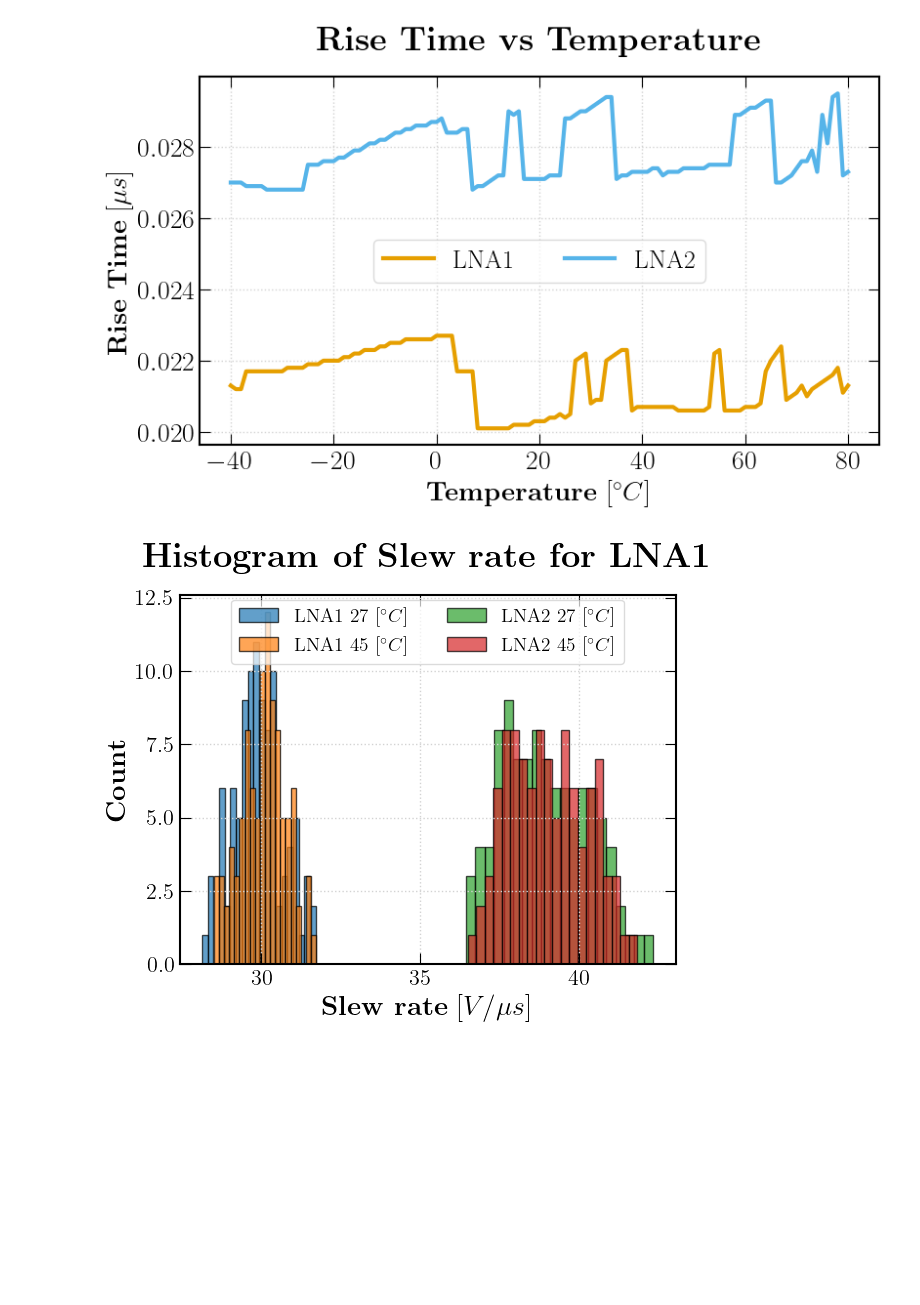
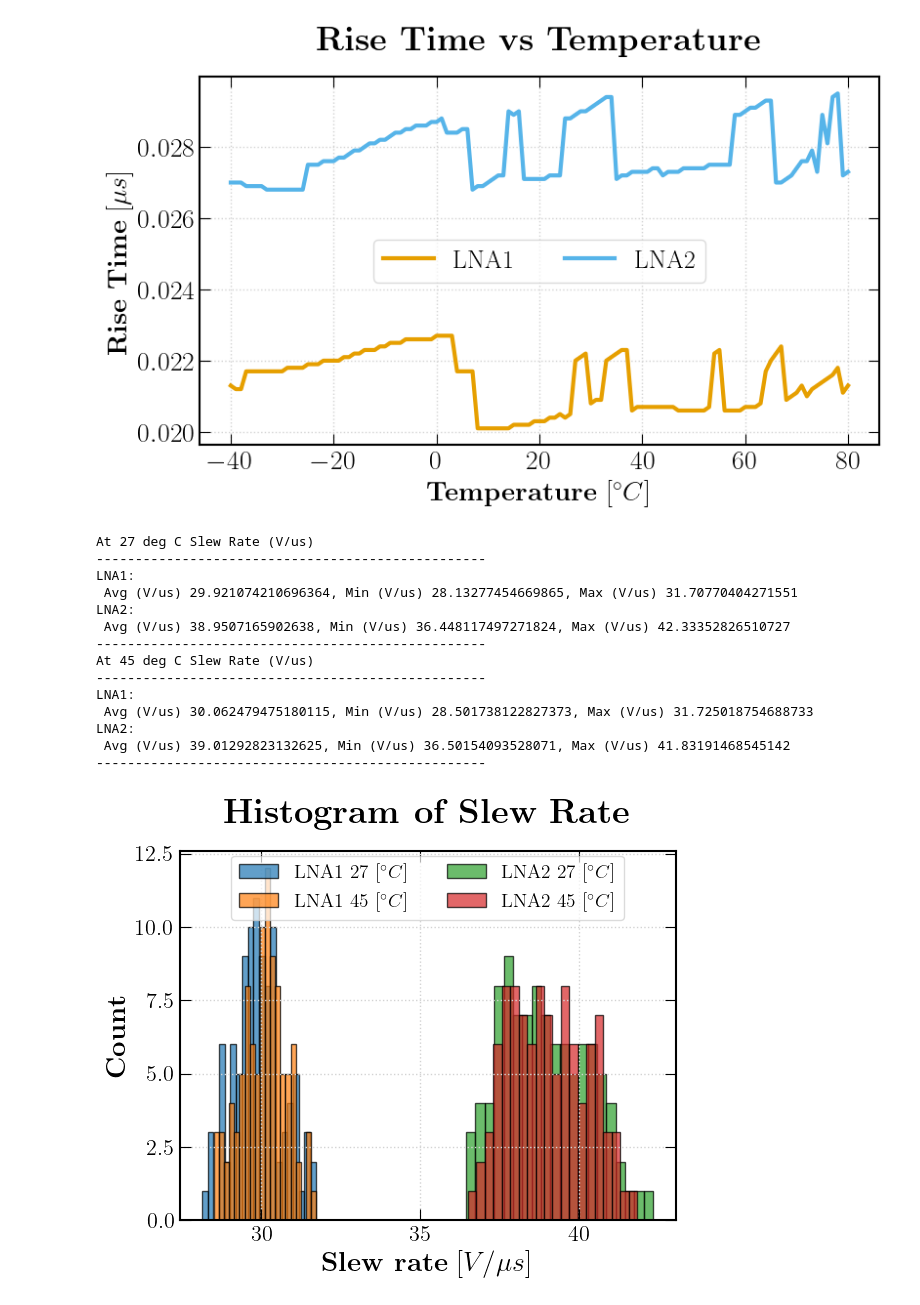
Before and after one commit to BaoTON1701/R-T_BiCMOS_run, a Jupyter notebook: code/Plot_results.ipynb, the cells around one changed output. Drawn from its saved outputs; the diff is of its cells as text; code cells hidden in the pictures; blank space fills up the shorter version.

Commit message:
print result for SR

```diff
--- a/code/Plot_results.ipynb
+++ b/code/Plot_results.ipynb
@@ -725,8 +725,7 @@ plt.show()
 # %% [output]
 [figure]
 # %%
-# Extract parameters at 27 deg C using MC simulation data
-
+# Load MC slew rate data at 27 and 45 deg C for both LNAs
 time27_LNA1,sig27_LNA1 = signal_cv_file(pd.read_csv(f"{dir}/slew_rate_MC_27degC.csv"),     0,145)
 time45_LNA1,sig45_LNA1 = signal_cv_file(pd.read_csv(f"{dir}/slew_rate_MC_45degC.csv"),     0,145)
 time27_LNA2,sig27_LNA2 = signal_cv_file(pd.read_csv(f"{dir}/slew_rate_MC_27degC_LNA2.csv"),0,145)
@@ -736,33 +735,60 @@ sr27_LNA1,rt27_LNA1 = slew_rate(time27_LNA1,sig27_LNA1,cut)
 sr45_LNA1,rt45_LNA1 = slew_rate(time45_LNA1,sig45_LNA1,cut)
 sr27_LNA2,rt27_LNA2 = slew_rate(time27_LNA2,sig27_LNA2,cut)
 sr45_LNA2,rt45_LNA2 = slew_rate(time45_LNA2,sig45_LNA2,cut)
 
 
 # sr_values_45, rt_values_45 = slew_rate(time, sig, cut)
 
-# print("At 45 deg C Slew Rate (V/us)")
+print("At 27 deg C Slew Rate (V/us)")
+print("-" * 50)
+print(f"LNA1:")
+print(f" Avg (V/us) {np.mean(sr27_LNA1)}, Min (V/us) {min(sr27_LNA1)}, Max (V/us) {max(sr27_LNA1)}")
+print(f"LNA2:")
+print(f" Avg (V/us) {np.mean(sr27_LNA2)}, Min (V/us) {min(sr27_LNA2)}, Max (V/us) {max(sr27_LNA2)}")
+print("-" * 50)
 
 # print(f" Avg (V/us) {np.mean(sr_values_45)}, Min (V/us) {min(sr_values_45)}, Max (V/us) {max(sr_values_45)}")
 # print("-" * 50)
+print("At 45 deg C Slew Rate (V/us)")
+print("-" * 50)
+print(f"LNA1:")
+print(f" Avg (V/us) {np.mean(sr45_LNA1)}, Min (V/us) {min(sr45_LNA1)}, Max (V/us) {max(sr45_LNA1)}")
+print(f"LNA2:")
+print(f" Avg (V/us) {np.mean(sr45_LNA2)}, Min (V/us) {min(sr45_LNA2)}, Max (V/us) {max(sr45_LNA2)}")
+print("-" * 50)
 
 
 print("") # Empty line between Vcm groups
 print("\n") # Empty line between LNA groups
 plt.hist(sr27_LNA1, bins=20, edgecolor='black', alpha=0.7, label=r'LNA1 27 $[^{\circ} C]$')
 plt.hist(sr45_LNA1, bins=20, edgecolor='black', alpha=0.7, label=r'LNA1 45 $[^{\circ} C]$')
 plt.hist(sr27_LNA2, bins=20, edgecolor='black', alpha=0.7, label=r'LNA2 27 $[^{\circ} C]$')
 plt.hist(sr45_LNA2, bins=20, edgecolor='black', alpha=0.7, label=r'LNA2 45 $[^{\circ} C]$')
 
-plt.title(r'\textbf{Histogram of Slew rate for LNA1 }', fontsize=25, pad=20)
+plt.title(r'\textbf{Histogram of Slew Rate }', fontsize=25, pad=20)
 plt.xlabel(r'\textbf{Slew rate} $[V/\mu s]$', fontsize=20)
 plt.ylabel(r'\textbf{Count}', fontsize=20)
 plt.xticks(fontsize=16)
 plt.yticks(fontsize=16)
 plt.legend(loc='center', bbox_to_anchor=(0.5, 0.9),
           fancybox=True, shadow=False, ncol=2, fontsize=14,
           framealpha=0.7)
 plt.grid(True, which='both', linestyle=':', linewidth=1, color='lightgray')
 plt.savefig(f"{plot_dir}/Hist_slew_rate.png", dpi=300)
 plt.show()
 # %% [output]
+At 27 deg C Slew Rate (V/us)
+--------------------------------------------------
+LNA1:
+ Avg (V/us) 29.921074210696364, Min (V/us) 28.13277454669865, Max (V/us) 31.70770404271551
+LNA2:
+ Avg (V/us) 38.9507165902638, Min (V/us) 36.448117497271824, Max (V/us) 42.33352826510727
+--------------------------------------------------
+At 45 deg C Slew Rate (V/us)
+--------------------------------------------------
+LNA1:
+ Avg (V/us) 30.062479475180115, Min (V/us) 28.501738122827373, Max (V/us) 31.725018754688733
+LNA2:
+ Avg (V/us) 39.01292823132625, Min (V/us) 36.50154093528071, Max (V/us) 41.83191468545142
+--------------------------------------------------
-[figure, old version]
+[figure, new version]
```
